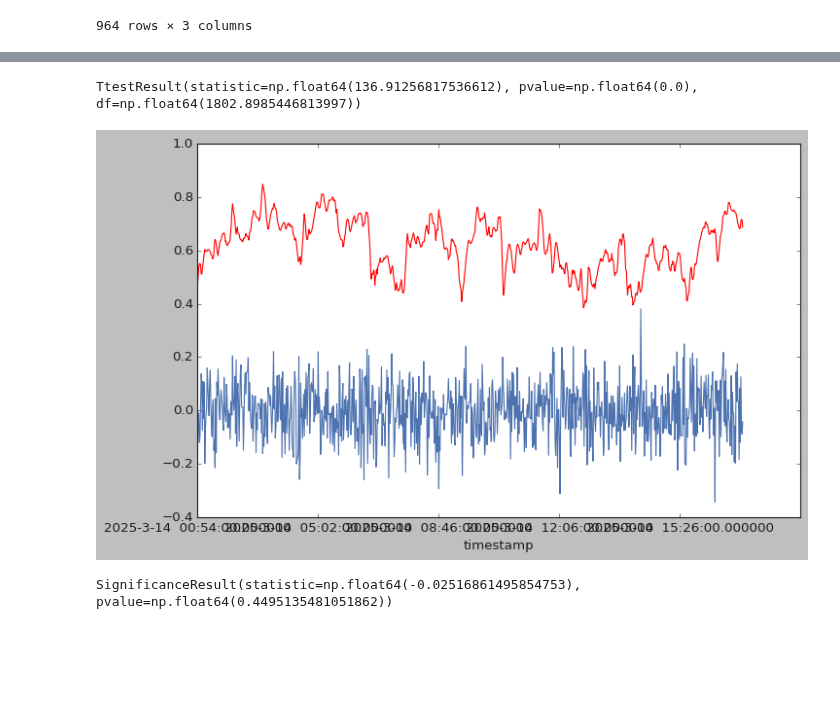
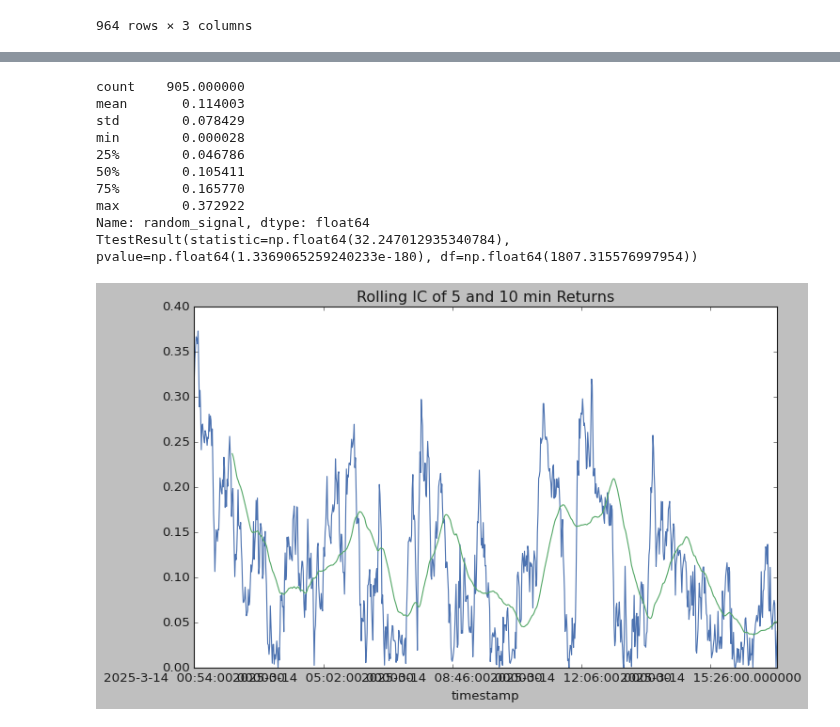
Before and after one commit to skalaydzhiyski/phitech-research, a Jupyter notebook: notebooks/ml4t-chapter4.ipynb, the cells around one changed output, grey strips where cells are left out. Saved outputs shown, nothing was run; the diff lists cells and outputs as text; code cells hidden in the pictures; blank space fills up the shorter version.

```diff
--- a/notebooks/ml4t-chapter4.ipynb
+++ b/notebooks/ml4t-chapter4.ipynb
@@ -118,17 +118,33 @@ res
 | 2025-3-14 17:10:00.000000 | -0.000232 | -0.960565 | -0.000077 |
 964 rows × 3 columns
 # %%
-rolling_rets = (
-    df.frets_5.rolling(window=60)
-    .apply(
-        lambda x: abs(stats.spearmanr(x, df.frets_10.loc[x.index]).statistic), raw=False
+def plot_rolling_IC(col="frets_5"):
+    rolling_rets = (
+        df[col]
+        .rolling(window=60)
+        .apply(
+            lambda x: abs(stats.spearmanr(x, df.frets_10.loc[x.index]).statistic),
+            raw=False,
+        )
+        .dropna()
     )
-    .dropna()
-)
-print(rolling_rets.describe())
-rolling_rets.plot(title="Rolling IC of 5 and 10 min Returns")
-rolling_rets.rolling(window=60).mean().plot()
-plt.show()
+    print(rolling_rets.describe())
+    noise = pd.Series(
+        np.random.normal(0, rolling_rets.std(), size=rolling_rets.shape[0])
+    )
+    print(
+        stats.ttest_ind(
+            rolling_rets.dropna(),
+            noise,
+            equal_var=False,
+        )
+    )
+    rolling_rets.plot(title="Rolling IC of 5 and 10 min Returns")
+    rolling_rets.rolling(window=60).mean().plot()
+    plt.show()
+
+
+plot_rolling_IC("frets_5")
 # %% [output]
 count    905.000000
 mean       0.619065
@@ -142,18 +159,15 @@ Name: frets_5, dtype: float64
 [figure]
-# %%
-noise = pd.Series(np.random.normal(0, rolling_rets.std(), size=rolling_rets.shape[0]))
-stats.ttest_ind(
-    rolling_rets.dropna(),
-    noise,
-    equal_var=False,
-)
-# %% [output]
-TtestResult(statistic=np.float64(136.91256817536612), pvalue=np.float64(0.0), df=np.float64(1802.8985446813997))
 # %%
-noise.plot()
-rolling_rets.plot(color="red")
-plt.show()
-print(stats.spearmanr(rolling_rets, noise))
+plot_rolling_IC("random_signal")
 # %% [output]
+count    905.000000
+mean       0.114003
+std        0.078429
+min        0.000028
+25%        0.046786
+50%        0.105411
+75%        0.165770
+max        0.372922
+Name: random_signal, dtype: float64
+TtestResult(statistic=np.float64(32.247012935340784), pvalue=np.float64(1.3369065259240233e-180), df=np.float64(1807.315576997954))
-[figure, old version]
+[figure, new version]
-SignificanceResult(statistic=np.float64(-0.02516861495854753), pvalue=np.float64(0.4495135481051862))
```
Also changed, not shown: parts of 1 cell of this notebook.
